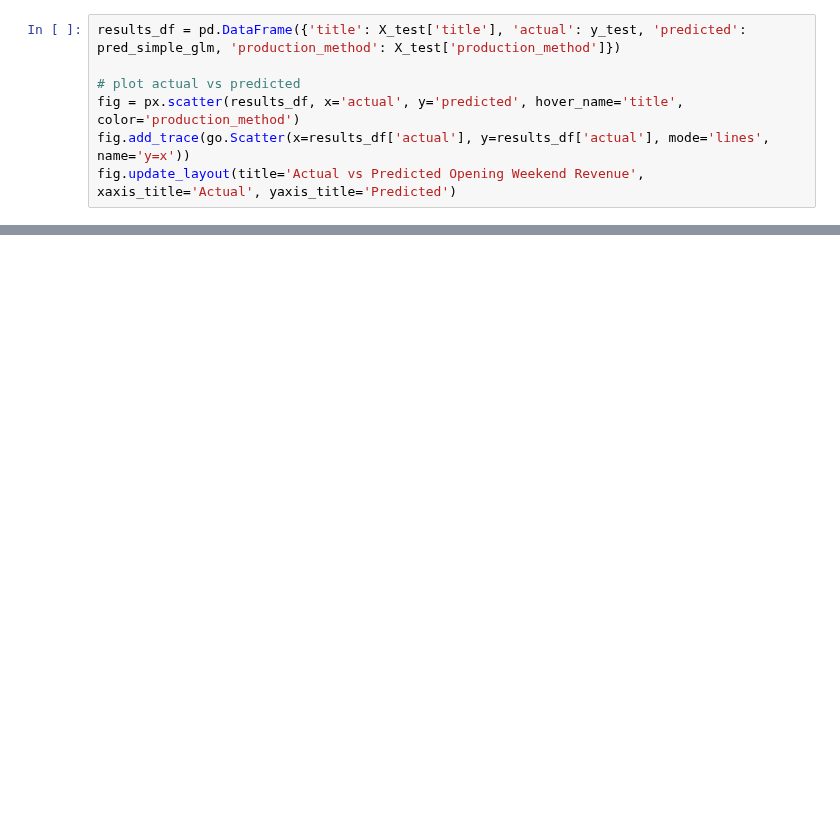
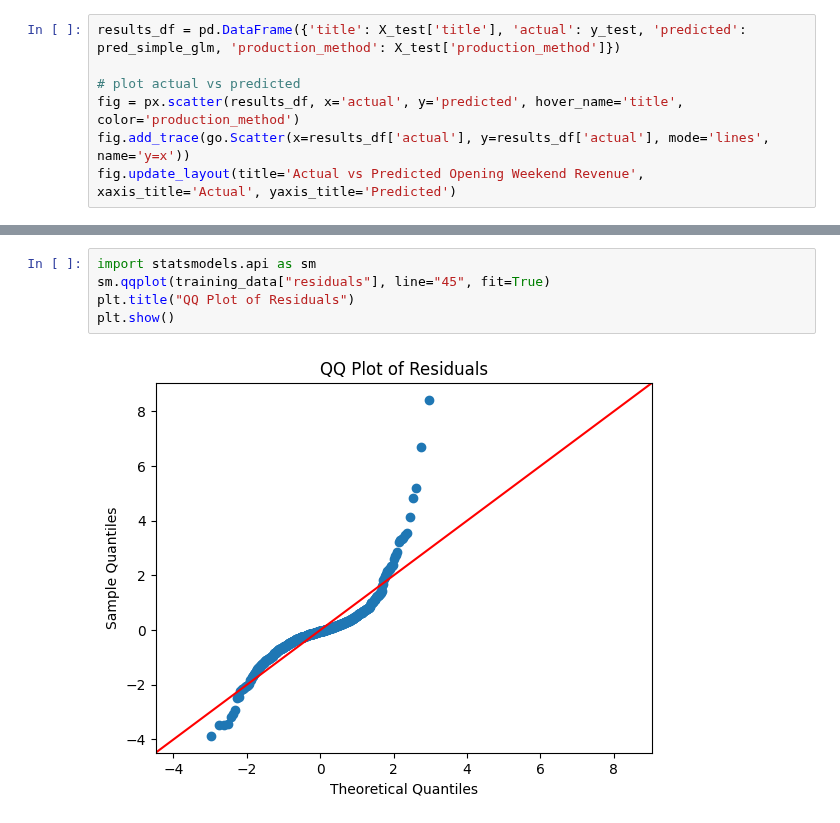
Before and after one commit to AidanG1/stat413-boxoffice, a Jupyter notebook: boxoffice/modeling/nov19model.ipynb, the cells around one changed output, grey strips where cells are left out. Drawn from its saved outputs; the diff is of its cells as text; blank space fills up the shorter version.

```diff
--- a/boxoffice/modeling/nov19model.ipynb
+++ b/boxoffice/modeling/nov19model.ipynb
@@ -75,0 +84,7 @@ fig.update_layout(title='Actual vs Predicted Opening Weekend Revenue', xaxis_tit
+# %%
+import statsmodels.api as sm
+sm.qqplot(training_data["residuals"], line="45", fit=True)
+plt.title("QQ Plot of Residuals")
+plt.show()
+# %% [output]
+[figure, added]
```
Also changed, not shown: parts of 9 cells of this notebook, 2 other files.
